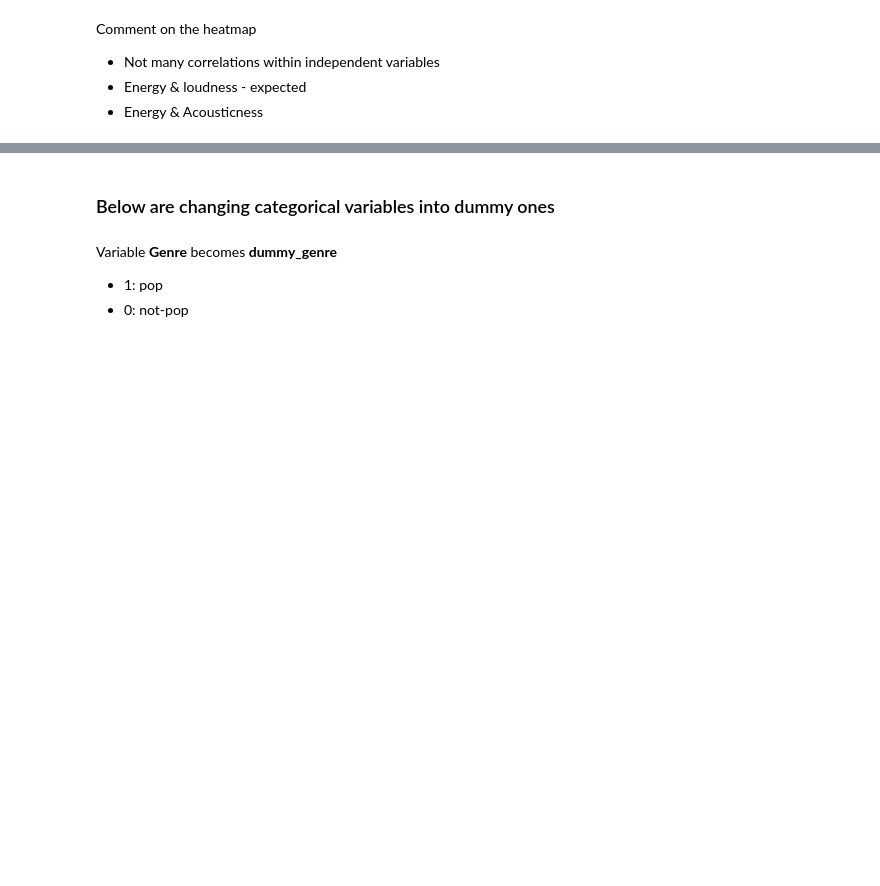
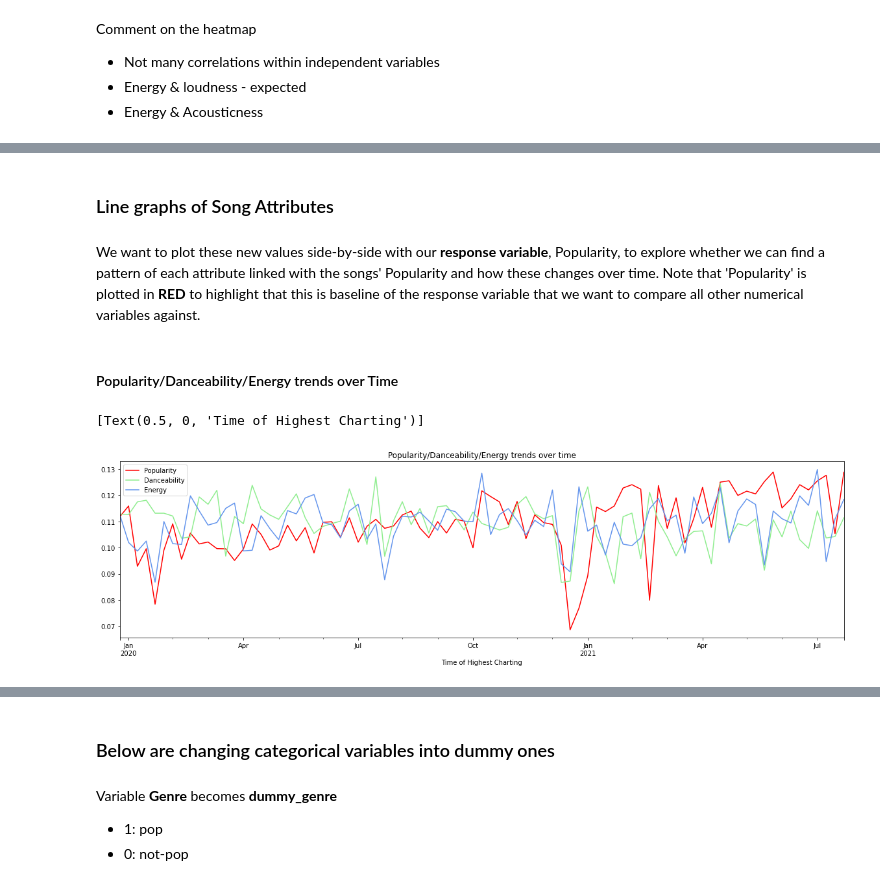
Before and after one commit to Opheliadh/DH140-Final-Music-Trends, a Jupyter notebook: Spotify_songs_popularity.ipynb, the cells around one changed output, grey strips where cells are left out. Cells and saved outputs as stored; diff of their text form; code cells hidden in the pictures; blank space fills up the shorter version.

```diff
--- a/Spotify_songs_popularity.ipynb
+++ b/Spotify_songs_popularity.ipynb
@@ -151,0 +201,8 @@ Comment on the heatmap
+# %%
+from sklearn import preprocessing
+
+# Group rows into date buckets and find average
+columns = ['Popularity', 'Duration (min)', 'Danceability', 'Energy', 'Loudness', 'Speechiness', 'Acousticness', 'Liveness', 'Tempo', 'Valence']
+trend_df = cleaned_df.groupby(['Time of Highest Charting']).mean()
+trend_df['Loudness'] = trend_df['Loudness'].abs()
+trend_df
@@ -151,0 +224,4 @@ Comment on the heatmap
+# %%
+# grab the date as row indices
+row_index = trend_df.index.values
+type(row_index)
@@ -151,0 +232,5 @@ Comment on the heatmap
+# %%
+# normalize all values
+d = preprocessing.normalize(trend_df, axis=0)
+scaled_df = pd.DataFrame(d, columns=columns)
+scaled_df
@@ -151,0 +251,4 @@ Comment on the heatmap
+# %%
+# reset rows with the correct indices that specify dates
+scaled_df.index = list(row_index)
+scaled_df
@@ -151,0 +269,15 @@ Comment on the heatmap
+# %% [markdown]
+### Line graphs of Song Attributes
+# %% [markdown]
+We want to plot these new values side-by-side with our **response variable**, Popularity, to explore whether we can find a pattern of each attribute linked with the songs' Popularity and how these changes over time. Note that 'Popularity' is plotted in **RED** to highlight that this is baseline of the response variable that we want to compare all other numerical variables against.
+# %% [markdown]
+#### Popularity/Danceability/Energy trends over Time
+# %%
+ax = scaled_df[['Popularity', 'Danceability', 'Energy']].plot(kind='line',
+                                                         title='Popularity/Danceability/Energy trends over time',
+                                                         figsize=(20,5),
+                                                         color=['red','lightgreen','cornflowerblue'])
+ax.set(xlabel='Time of Highest Charting')
+# %% [output]
+[Text(0.5, 0, 'Time of Highest Charting')]
+[figure, added]
```
Also changed, not shown: parts of 42 cells of this notebook.
